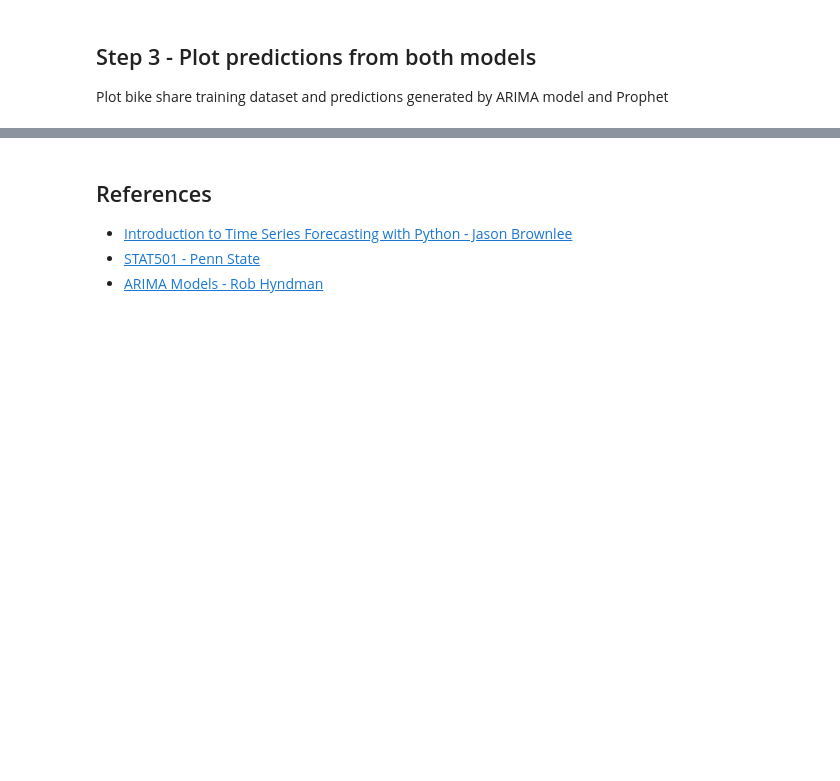
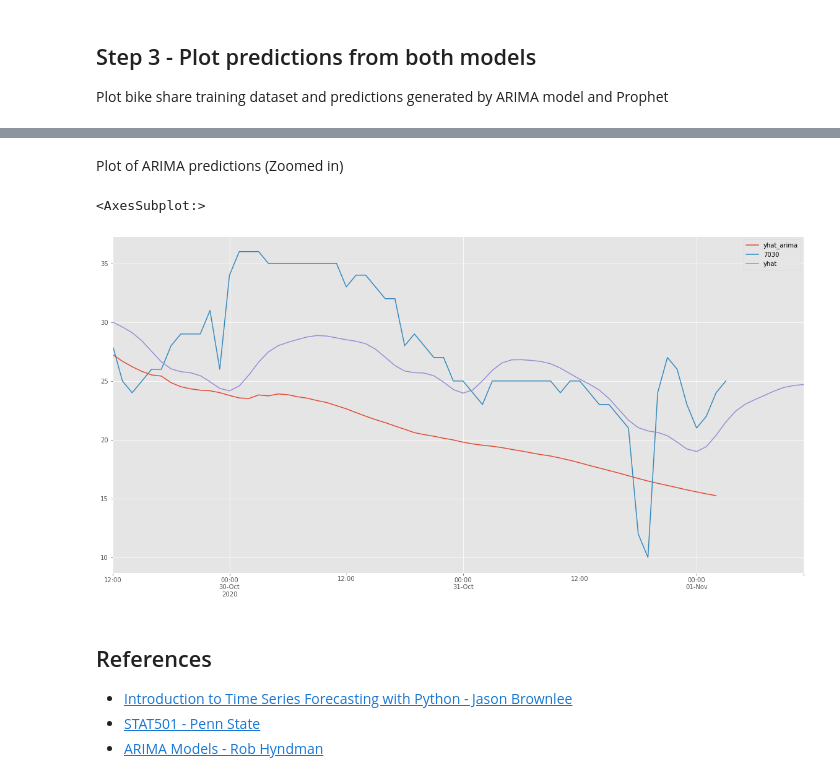
Before and after one commit to alechfho/timeseries-lab, a Jupyter notebook: fbprophet_bike_share_cp.ipynb, the cells around one changed output, grey strips where cells are left out. Cells and saved outputs as stored; diff of their text form; code cells hidden in the pictures; blank space fills up the shorter version.

```diff
--- a/fbprophet_bike_share_cp.ipynb
+++ b/fbprophet_bike_share_cp.ipynb
@@ -422,3 +437,11 @@ comparison_df.plot()
+# %% [markdown]
+Plot of ARIMA predictions (Zoomed in)
+# %%
+comparison_df_predictions_only = arima_predictions_df.join(viz_df[['7030', 'yhat']], how = 'outer').tail(prediction_set_size)
+comparison_df_predictions_only.plot()
+# %% [output]
+<AxesSubplot:>
+[figure, added]
 # %% [markdown]
 ## References
 - [Introduction to Time Series Forecasting with Python - Jason Brownlee](https://machinelearningmastery.com/introduction-to-time-series-forecasting-with-python/)
```
Also changed, not shown: parts of 7 cells of this notebook.
